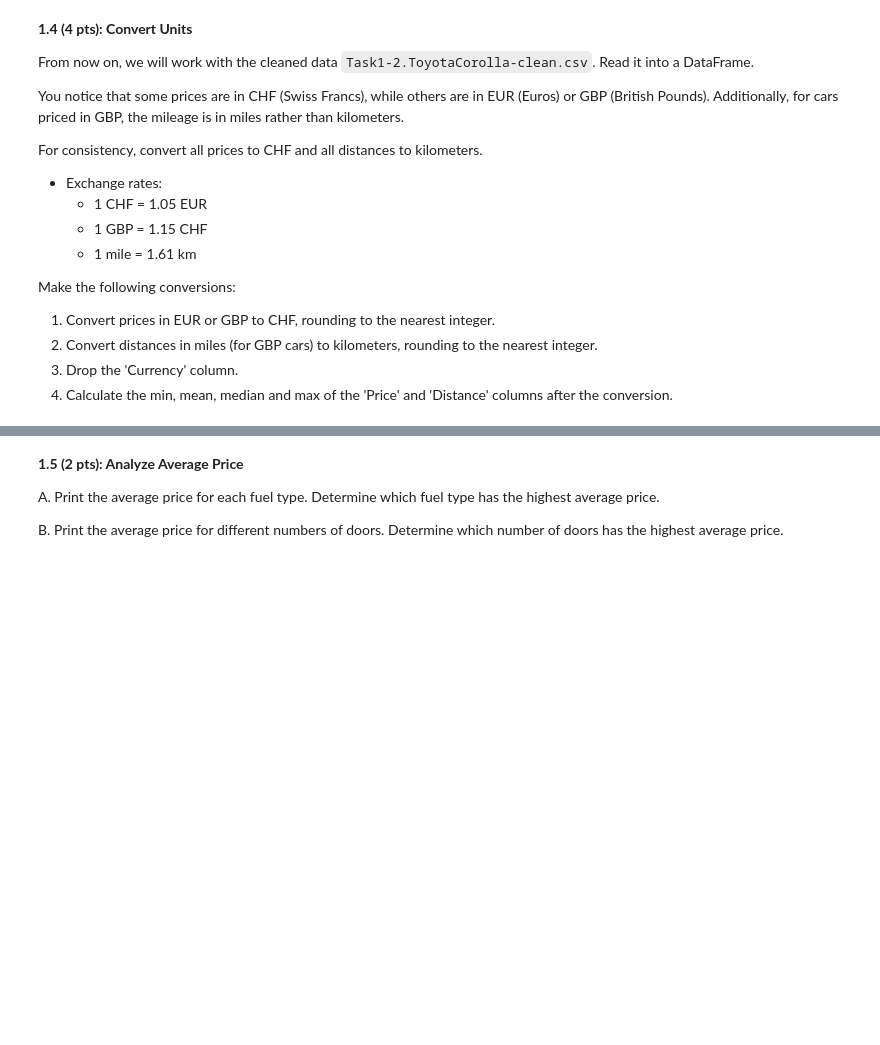
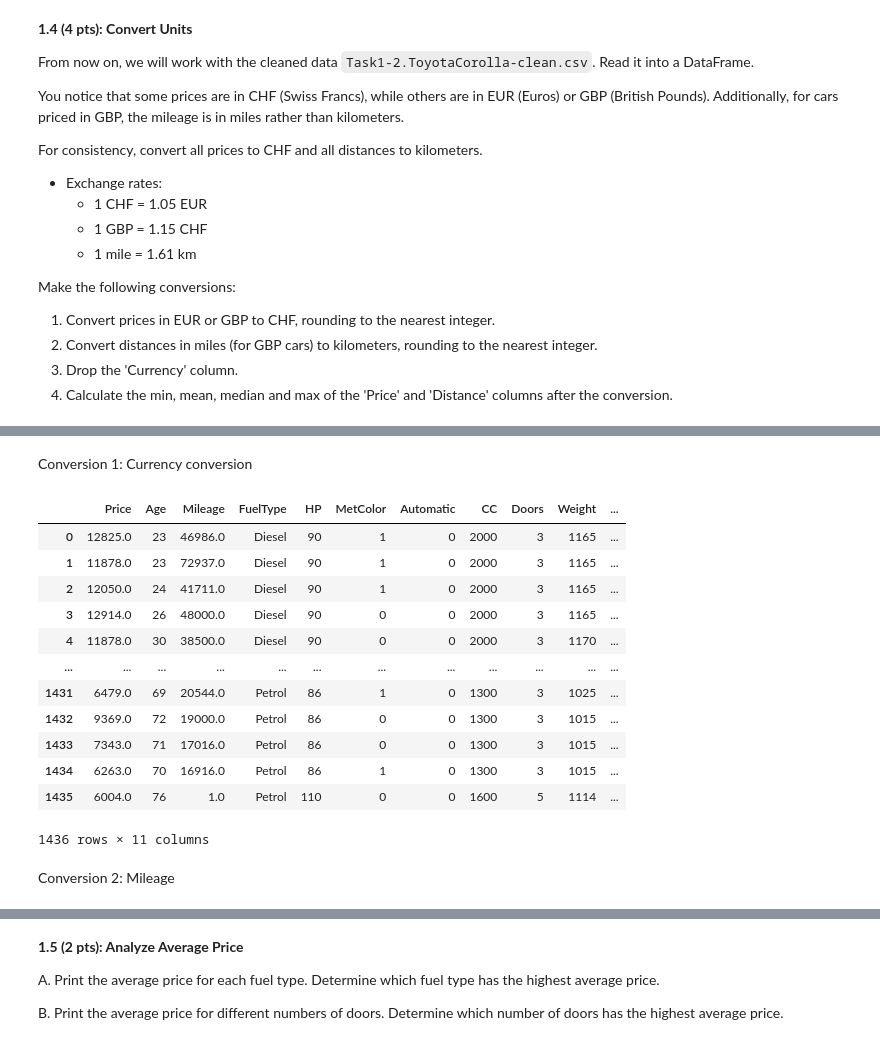
Before and after one commit to kabdelno/PersonalRepo-CS401, a Jupyter notebook: Homework/02_PROJECT_CAR_SALES/2024-HW2.ipynb, the cells around one changed output, grey strips where cells are left out. Cells and saved outputs as stored; diff of their text form; code cells hidden in the pictures; blank space fills up the shorter version.

```diff
--- a/Homework/02_PROJECT_CAR_SALES/2024-HW2.ipynb
+++ b/Homework/02_PROJECT_CAR_SALES/2024-HW2.ipynb
@@ -161,0 +232,26 @@ Make the following conversions:
+# %% [markdown]
+Conversion 1: Currency conversion
+# %%
+def currency_conversion(dataframe, currency, rate):
+    dataframe.loc[dataframe['Currency'] == currency, 'Price']*=rate
+    dataframe['Price'] = dataframe['Price'].round(0)
+    return dataframe
+
+currency_conversion(corolla_clean, 'GBP', 1.15)
+currency_conversion(corolla_clean, 'EURO', 0.95) ##maybe add something to make the rate computation in the function?
+# %% [output]
+|  | Price | Age | Mileage | FuelType | HP | MetColor | Automatic | CC | Doors | Weight | ... |
+| 0 | 12825.0 | 23 | 46986.0 | Diesel | 90 | 1 | 0 | 2000 | 3 | 1165 | ... |
+| 1 | 11878.0 | 23 | 72937.0 | Diesel | 90 | 1 | 0 | 2000 | 3 | 1165 | ... |
+| 2 | 12050.0 | 24 | 41711.0 | Diesel | 90 | 1 | 0 | 2000 | 3 | 1165 | ... |
+| 3 | 12914.0 | 26 | 48000.0 | Diesel | 90 | 0 | 0 | 2000 | 3 | 1165 | ... |
+| 4 | 11878.0 | 30 | 38500.0 | Diesel | 90 | 0 | 0 | 2000 | 3 | 1170 | ... |
+| ... | ... | ... | ... | ... | ... | ... | ... | ... | ... | ... | ... |
+| 1431 | 6479.0 | 69 | 20544.0 | Petrol | 86 | 1 | 0 | 1300 | 3 | 1025 | ... |
+| 1432 | 9369.0 | 72 | 19000.0 | Petrol | 86 | 0 | 0 | 1300 | 3 | 1015 | ... |
+| 1433 | 7343.0 | 71 | 17016.0 | Petrol | 86 | 0 | 0 | 1300 | 3 | 1015 | ... |
+| 1434 | 6263.0 | 70 | 16916.0 | Petrol | 86 | 1 | 0 | 1300 | 3 | 1015 | ... |
+| 1435 | 6004.0 | 76 | 1.0 | Petrol | 110 | 0 | 0 | 1600 | 5 | 1114 | ... |
+1436 rows × 11 columns
+# %% [markdown]
+Conversion 2:  Mileage
```
Also changed, not shown: parts of 65 cells of this notebook, 1 other file.
